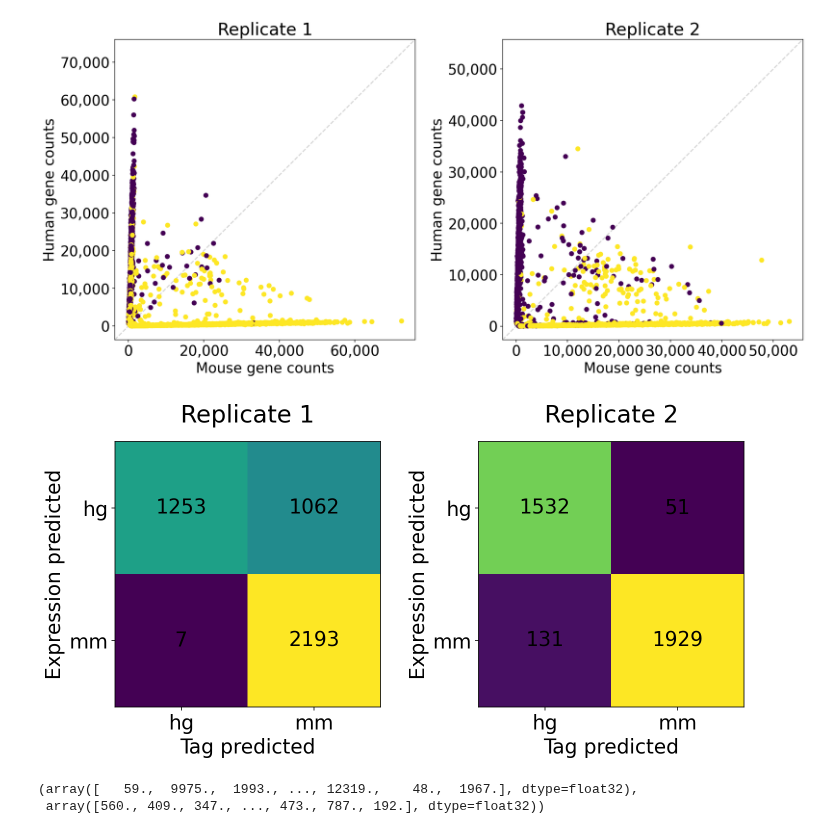
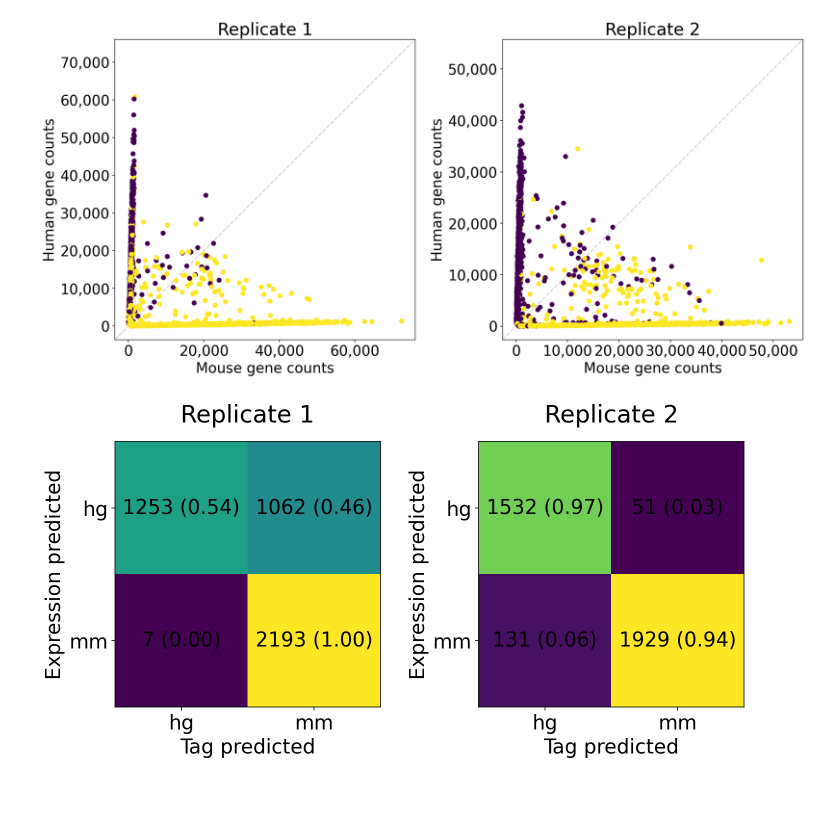
Before and after one commit to sbooeshaghi/azucar, a Jupyter notebook: analysis/livecell/livecell.ipynb, the cells around one changed output. Saved outputs shown, nothing was run; the diff lists cells and outputs as text; code cells hidden in the pictures; blank space fills up the shorter version.

```diff
--- a/analysis/livecell/livecell.ipynb
+++ b/analysis/livecell/livecell.ipynb
@@ -208,53 +208,53 @@ mask2 = np.logical_xor(r2.obs["hg_counts"] > 1000, r2.obs["mm_counts"] > 1000)
 from sklearn.metrics import confusion_matrix
 # %%
 cfm1 = confusion_matrix(r1.obs["exp_origin"][mask1], r1.obs["tag_origin"][mask1], labels=["hg", "mm"])
+cfm1_n = confusion_matrix(r1.obs["exp_origin"][mask1], r1.obs["tag_origin"][mask1], labels=["hg", "mm"], normalize="true")
+
 cfm2 = confusion_matrix(r2.obs["exp_origin"][mask2], r2.obs["tag_origin"][mask2], labels=["hg", "mm"])
+cfm2_n = confusion_matrix(r2.obs["exp_origin"][mask2], r2.obs["tag_origin"][mask2], labels=["hg", "mm"], normalize="true")
 # %%
 fig, axs = plt.subplots(figsize=(10,5), ncols=2, constrained_layout=True)
 
 
 ax = axs[0]
 x = cfm1
+xn = cfm1_n
 
 ax.matshow(x)
-for (i, j), z in np.ndenumerate(x):
-    ax.text(j, i, '{:0.0f}'.format(z), ha='center', va='center')
+for ((i1, j1), z1), ((i2, j2), z2) in zip(np.ndenumerate(x), np.ndenumerate(xn)):
+    ax.text(j1, i1, f'{z1:0.0f} ({z2:0.2f})', ha='center', va='center')
 
 ax.set(**{
     "title": "Replicate 1",
     "xticks": [0,1],
     "xticklabels": ["hg", "mm"],
     "yticks": [0,1],
     "yticklabels": ["hg", "mm"],
     "xlabel": "Tag predicted",
     "ylabel": "Expression predicted"
 })
 ax.xaxis.set_ticks_position('bottom')
 
 ax = axs[1]
 x = cfm2
+xn = cfm2_n
 
 ax.matshow(x)
-for (i, j), z in np.ndenumerate(x):
-    ax.text(j, i, '{:0.0f}'.format(z), ha='center', va='center')
+for ((i1, j1), z1), ((i2, j2), z2) in zip(np.ndenumerate(x), np.ndenumerate(xn)):
+    ax.text(j1, i1, f'{z1:0.0f} ({z2:0.2f})', ha='center', va='center')
 
 ax.set(**{
     "title": "Replicate 2",
     "xticks": [0,1],
     "xticklabels": ["hg", "mm"],
     "yticks": [0,1],
     "yticklabels": ["hg", "mm"],
     "xlabel": "Tag predicted",
     "ylabel": "Expression predicted"
 })
 ax.xaxis.set_ticks_position('bottom')
 
 
 fig.show()
 # %% [output]
-[figure, old version]
+[figure, new version]
-# %%
-nd(r2[:,r2.var.index.str.contains("_ENSG")].X.sum(1)), nd(r2[:,r2.var.index.str.contains("_ENSMUS")].X.sum(1))
-# %% [output]
-(array([   59.,  9975.,  1993., ..., 12319.,    48.,  1967.], dtype=float32),
- array([560., 409., 347., ..., 473., 787., 192.], dtype=float32))
```
Also changed, not shown: parts of 1 cell of this notebook.
